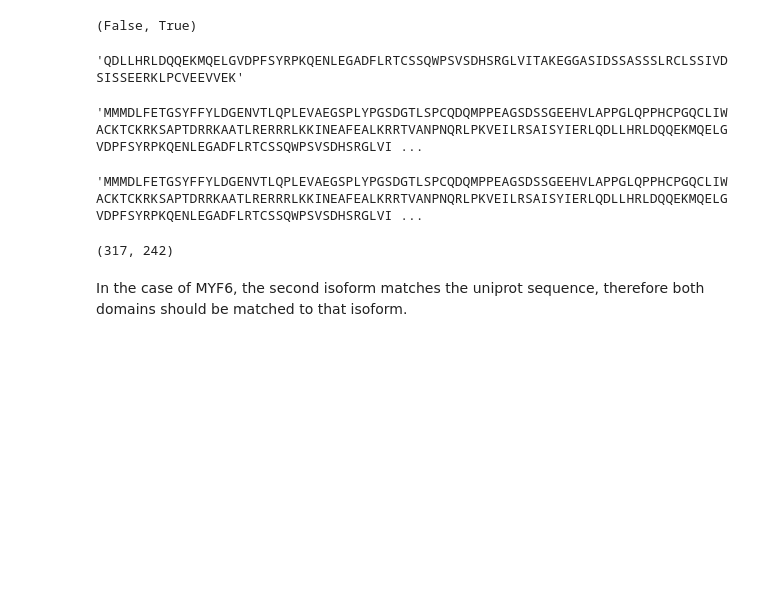
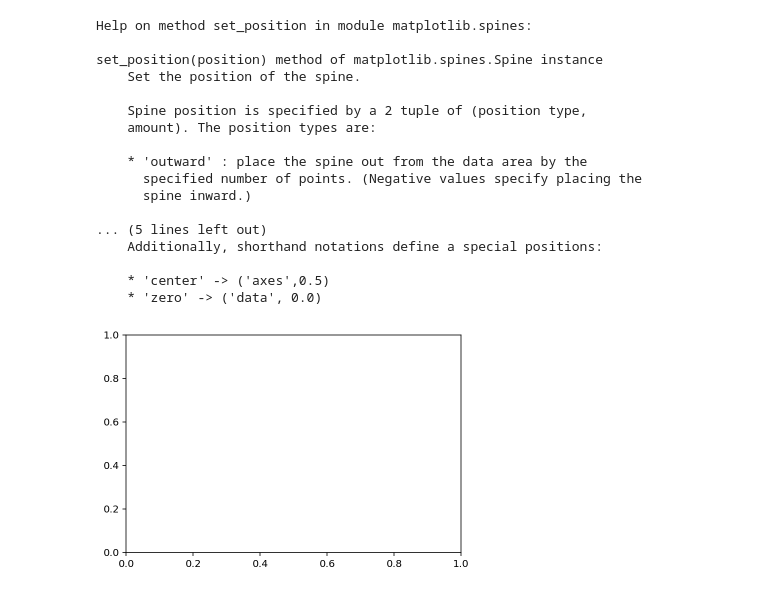
Before and after one commit to CCSB-DFCI/TF_isoforms_paper, a Jupyter notebook: analysis/i_integrative_analysis/activation_domains.ipynb, the cells around one changed output. Cells and saved outputs as stored; diff of their text form; code cells hidden in the pictures; blank space fills up the shorter version.

```diff
--- a/analysis/i_integrative_analysis/activation_domains.ipynb
+++ b/analysis/i_integrative_analysis/activation_domains.ipynb
@@ -233,25 +182,0 @@ doms.loc[doms['hgnc_gene_symbol'] == 'MYF6', :]
-# %%
-dom_seq = doms.loc[doms['hgnc_gene_symbol'] == 'MYF6', 'aa_seq'].values[1]
-iso_a_seq = iso.loc[iso['clone_acc'] == 'MYF6|1/2|03G09', 'aa_seq'].values[0]
-iso_b_seq = iso.loc[iso['clone_acc'] == 'MYF6|2/2|03F09', 'aa_seq'].values[0]
-(dom_seq in iso_a_seq, dom_seq in iso_b_seq)
-# %% [output]
-(False, True)
-# %%
-dom_seq
-# %% [output]
-'QDLLHRLDQQEKMQELGVDPFSYRPKQENLEGADFLRTCSSQWPSVSDHSRGLVITAKEGGASIDSSASSSLRCLSSIVDSISSEERKLPCVEEVVEK'
-# %%
-iso_a_seq
-# %% [output]
-'MMMDLFETGSYFFYLDGENVTLQPLEVAEGSPLYPGSDGTLSPCQDQMPPEAGSDSSGEEHVLAPPGLQPPHCPGQCLIWACKTCKRKSAPTDRRKAATLRERRRLKKINEAFEALKRRTVANPNQRLPKVEILRSAISYIERLQDLLHRLDQQEKMQELGVDPFSYRPKQENLEGADFLRTCSSQWPSVSDHSRGLVI ...
-# %%
-iso_b_seq
-# %% [output]
-'MMMDLFETGSYFFYLDGENVTLQPLEVAEGSPLYPGSDGTLSPCQDQMPPEAGSDSSGEEHVLAPPGLQPPHCPGQCLIWACKTCKRKSAPTDRRKAATLRERRRLKKINEAFEALKRRTVANPNQRLPKVEILRSAISYIERLQDLLHRLDQQEKMQELGVDPFSYRPKQENLEGADFLRTCSSQWPSVSDHSRGLVI ...
-# %%
-(len(iso_a_seq), len(iso_b_seq))
-# %% [output]
-(317, 242)
-# %% [markdown]
-In the case of MYF6, the second isoform matches the uniprot sequence, therefore both domains should be matched to that isoform.
@@ -257,0 +187,21 @@ In the case of MYF6, the second isoform matches the uniprot sequence, therefore
+# %%
+help(plt.gca().spines['bottom'].set_position)
+# %% [output]
+Help on method set_position in module matplotlib.spines:
+
+set_position(position) method of matplotlib.spines.Spine instance
+    Set the position of the spine.
+
+    Spine position is specified by a 2 tuple of (position type,
+    amount). The position types are:
+
+    * 'outward' : place the spine out from the data area by the
+      specified number of points. (Negative values specify placing the
+      spine inward.)
+
+... (5 lines left out)
+    Additionally, shorthand notations define a special positions:
+
+    * 'center' -> ('axes',0.5)
+    * 'zero' -> ('data', 0.0)
+[figure, added]
```
Also changed, not shown: parts of 25 cells of this notebook.
